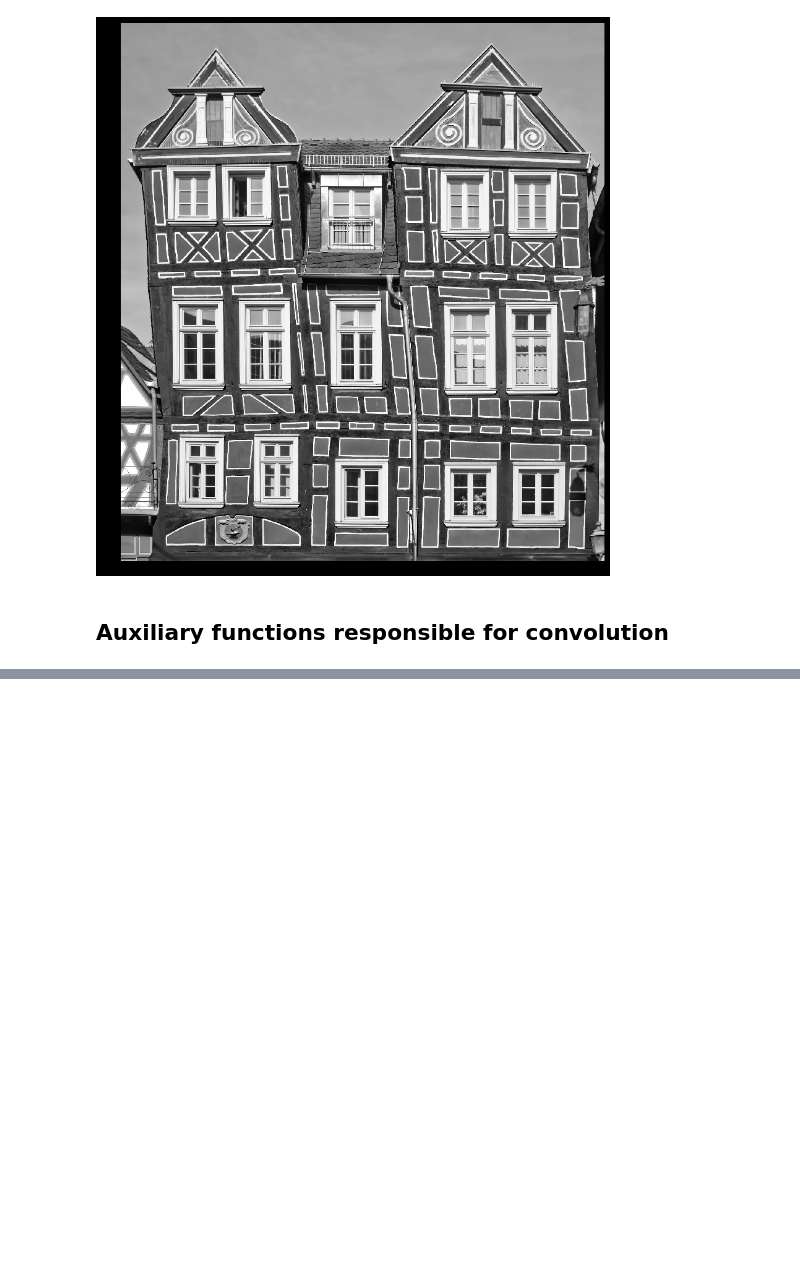
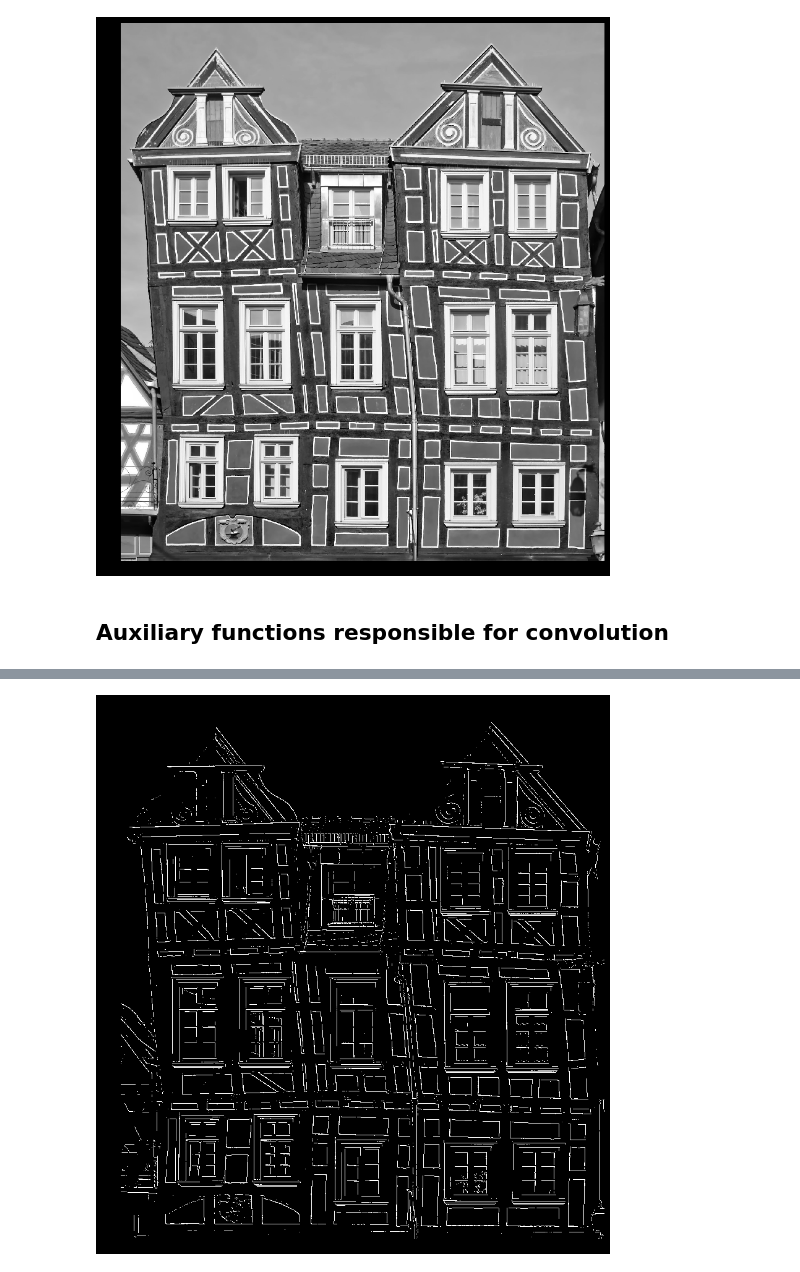
Before and after one commit to ajits-github/Exploring_NN_with_Numpy, a Jupyter notebook: Applying_different_filters_to_the_image.ipynb, the cells around one changed output, grey strips where cells are left out. Saved outputs shown, nothing was run; the diff lists cells and outputs as text; code cells hidden in the pictures; blank space fills up the shorter version.

```diff
--- a/Applying_different_filters_to_the_image.ipynb
+++ b/Applying_different_filters_to_the_image.ipynb
@@ -131,0 +149,13 @@ def apply_filter(image, kernel, padding = 0, stride = 1):
+# %%
+K2 = np.array(
+    [[0, 1, 2],
+    [-1, 0, 1],
+    [-2, -1, 0]]
+)
+
+I2 = apply_filter(image_gray, K2)
+# %%
+I2 = post_actions(I2)
+plot_image(I2, "2")
+# %% [output]
+[figure, added]
```
Also changed, not shown: parts of 8 cells of this notebook.
